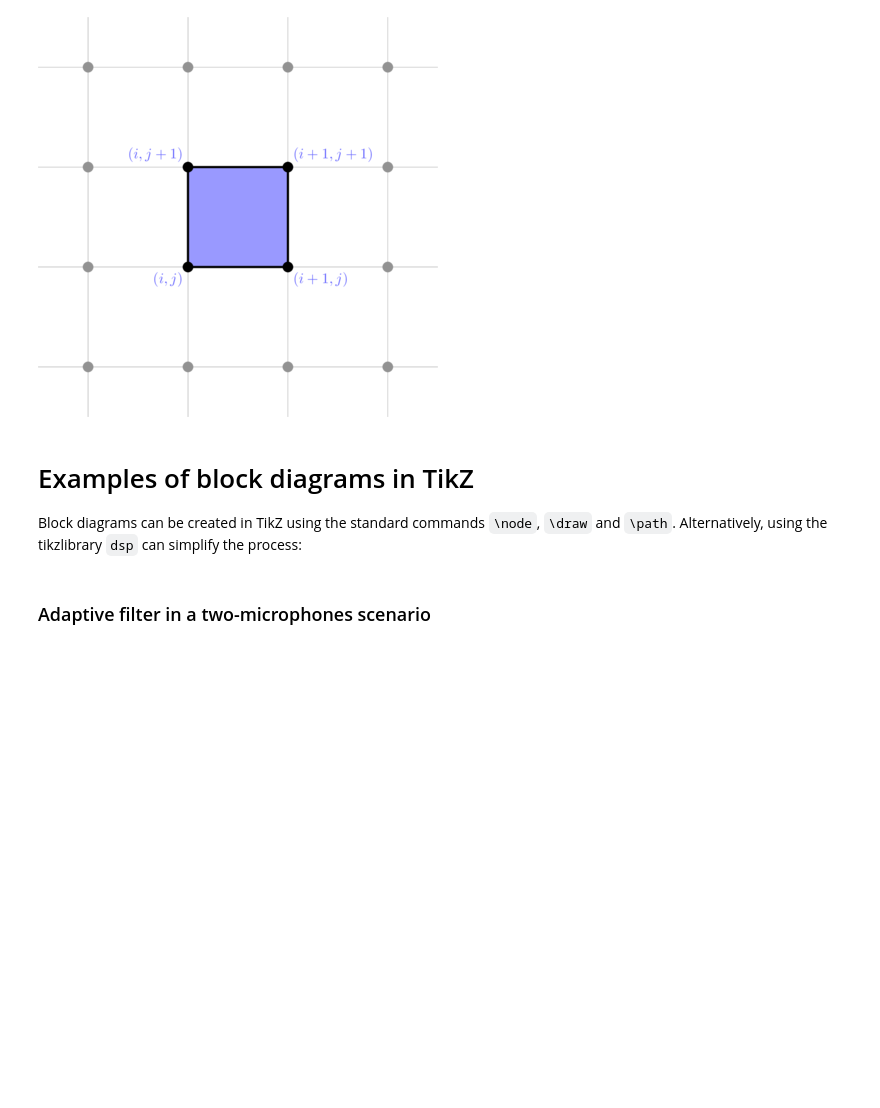
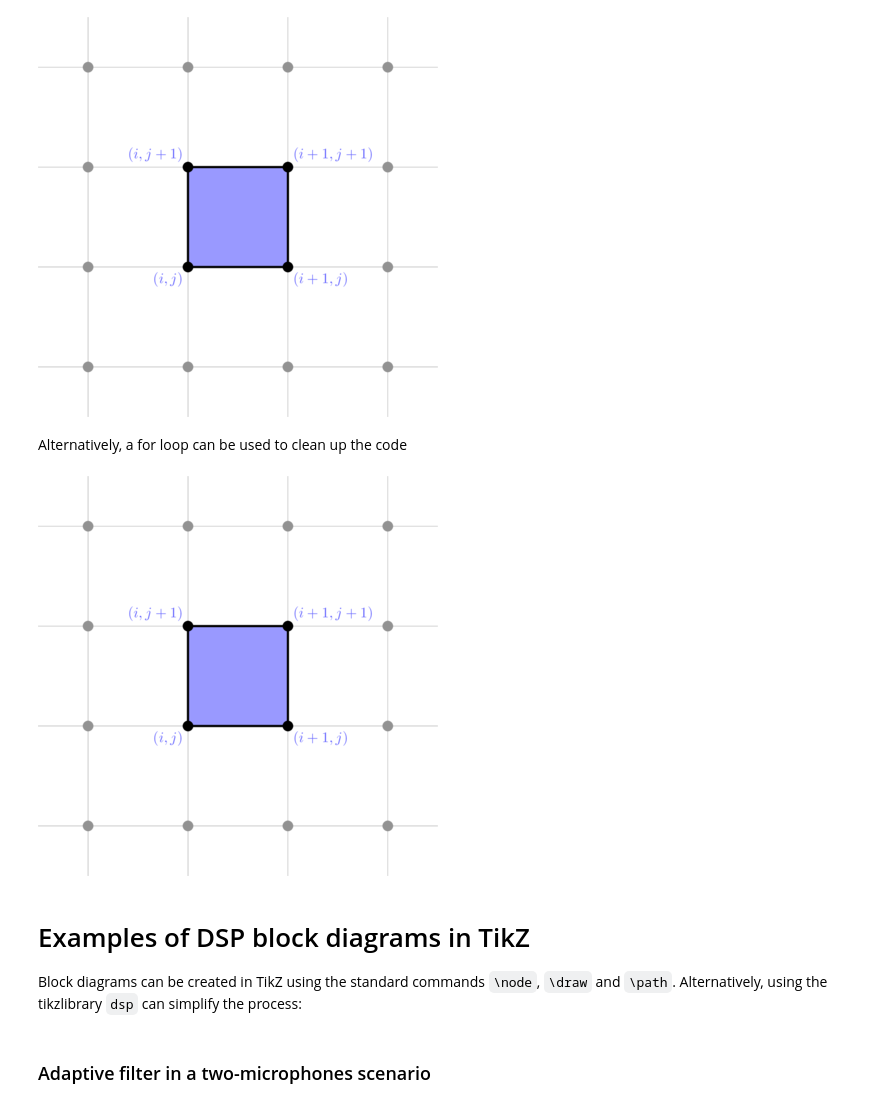
Before and after one commit to giulianobernardi/Tikz_tutorial, a Jupyter notebook: Tikz_tutorial.ipynb, the cells around one changed output. Saved outputs shown, nothing was run; the diff lists cells and outputs as text; code cells hidden in the pictures; blank space fills up the shorter version.

````diff
--- a/Tikz_tutorial.ipynb
+++ b/Tikz_tutorial.ipynb
@@ -57,8 +57,32 @@ The command <code>tikzbe</code> command derives from the <code>tikzmagic</code>
 \filldraw [color=gray]	(6,6) circle (.1);
 # %% [output]
 [figure]
+# %% [markdown]
+Alternatively, a for loop can be used to clean up the code
+# %%
+%%tikz -s 400,400 -sc 1.2 -f png
+[>=latex']
+\draw [style=help lines, step=2]				(-1,-1)	grid		(+7,+7);
+\draw [line width=0.5mm, fill=blue!40!white]	(+2,+2)	rectangle	(+4,+4);
+
+\draw [blue!60!white] (  2,  2) node[anchor=north east] {$(i  ,j  )$};
+\draw [blue!60!white] (  4,  2) node[anchor=north west] {$(i+1,j  )$};
+\draw [blue!60!white] (  4,  4) node[anchor=south west] {$(i+1,j+1)$};
+\draw [blue!60!white] (  2,  4) node[anchor=south east] {$(i  ,j+1)$};
+
+\foreach \x in {0,2,...,6}{
+	\foreach \y in {0,2,...,6}{
+		\ifthenelse{\(\x=2 \AND \y=2\) \OR \(\x=2 \AND \y=4\) \OR \(\x=4 \AND \y=2\) \OR \(\x=4 \AND \y=4\)}{
+				\filldraw [color=black] (\x,\y) circle (.1);
+			}{
+				\filldraw [color=gray] (\x,\y) circle (.1);
+			};
+	}
+}
+# %% [output]
+[figure, added]
 # %% [markdown]
-# Examples of block diagrams in TikZ
+# Examples of DSP block diagrams in TikZ
 
 Block diagrams can be created in TikZ using the standard commands ```\node```, ```\draw``` and ```\path```.
 Alternatively, using the tikzlibrary ```dsp``` can simplify the process:
````
Also changed, not shown: parts of 8 cells of this notebook, 2 other files.
